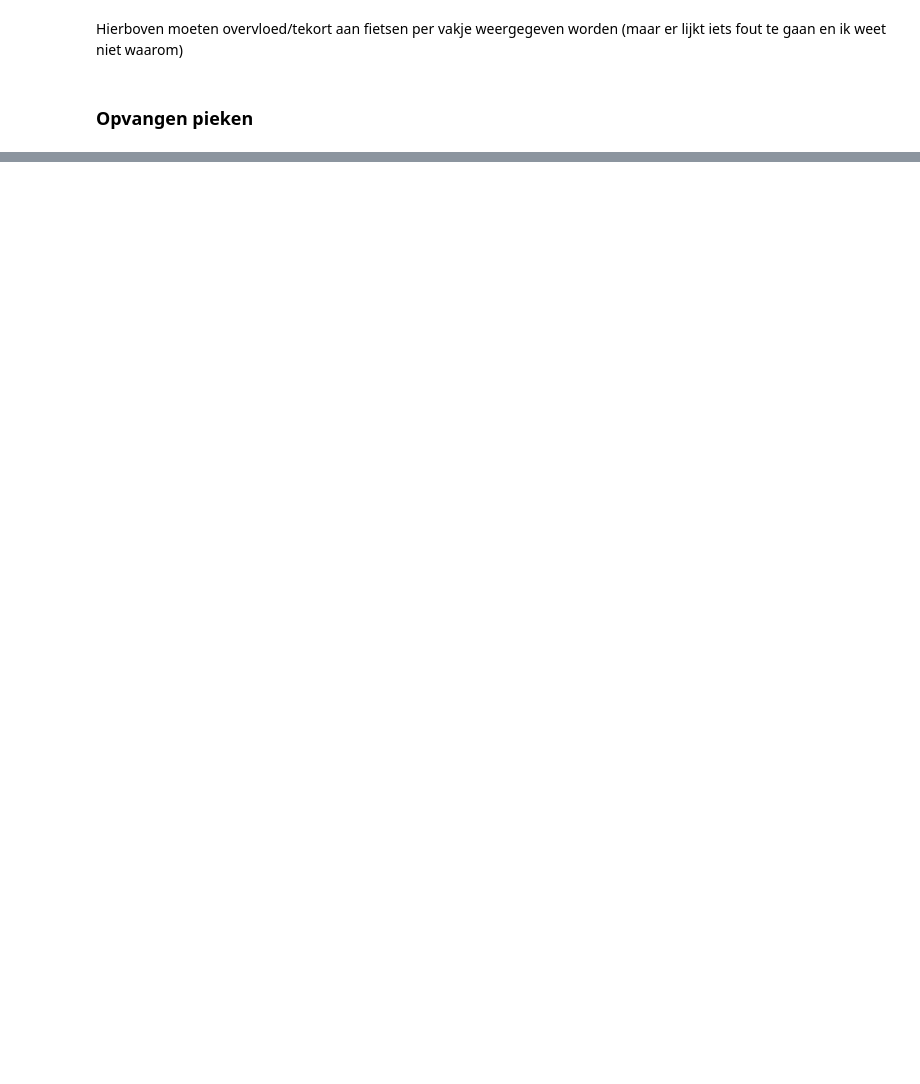
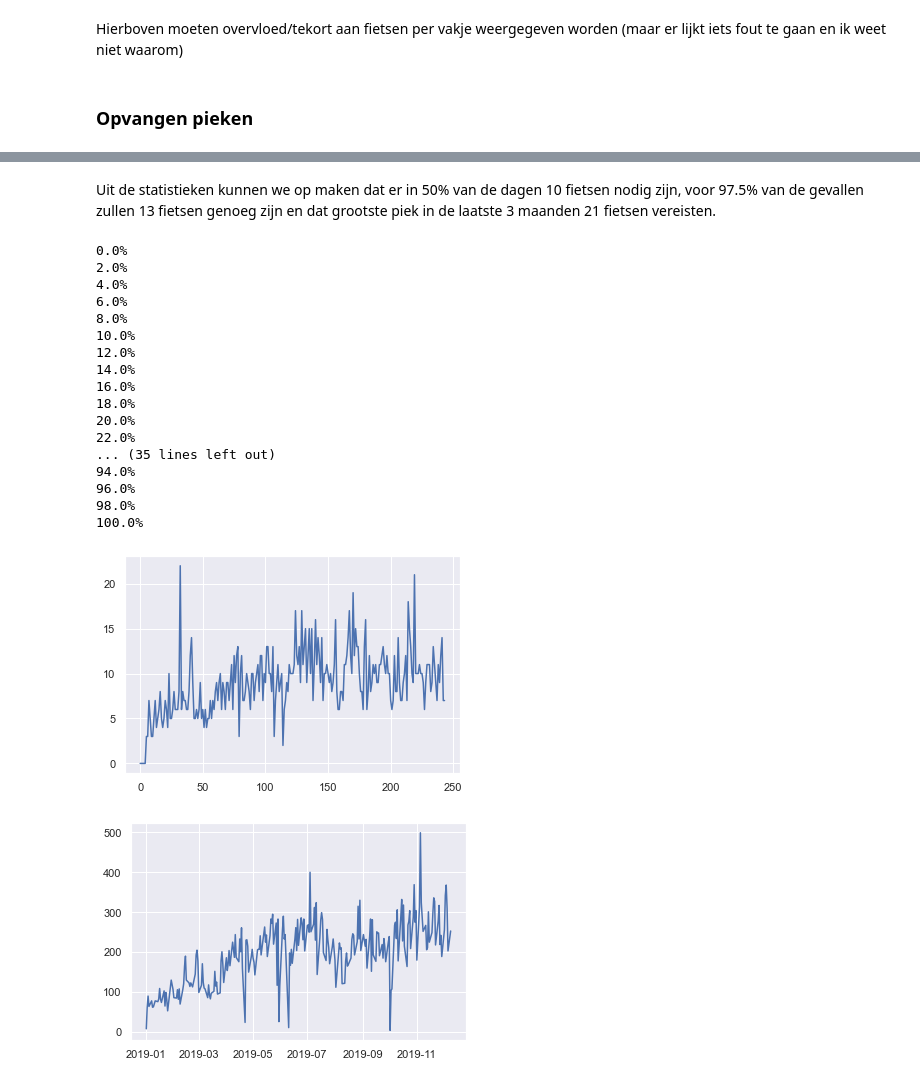
Before and after one commit to LucasVanWijk/Distributed-Processing-1, a Jupyter notebook: assignment_1/extended_analysis lucas.ipynb, the cells around one changed output, grey strips where cells are left out. Cells and saved outputs as stored; diff of their text form; code cells hidden in the pictures; blank space fills up the shorter version.

```diff
--- a/assignment_1/extended_analysis lucas.ipynb
+++ b/assignment_1/extended_analysis lucas.ipynb
@@ -799,0 +609,35 @@ ValueError: ('Unknown string format:', 'date')
+# %% [markdown]
+Uit de statistieken kunnen we op maken dat er in 50% van de dagen 10 fietsen nodig zijn, voor 97.5% van de gevallen zullen 13 fietsen genoeg zijn en dat grootste piek in de laatste 3 maanden 21 fietsen vereisten.
+# %%
+days = workdays['start_date'].unique()
+max_same_time_occ = pd.Series(np.array(get_max_same_time_occ_for_list_days(days)))
+day_count = workdays['start_date'].groupby(workdays['date'].dt.floor('d')).count()
+
+max_same_time_occ.append(pd.Series([0]))
+max_same_time_occ.append(pd.Series([0]))
+
+
+plt.plot(max_same_time_occ)
+plt.show()
+plt.plot(day_count)
+plt.show()
+# %% [output]
+0.0%
+2.0%
+4.0%
+6.0%
+8.0%
+10.0%
+12.0%
+14.0%
+16.0%
+18.0%
+20.0%
+22.0%
+... (35 lines left out)
+94.0%
+96.0%
+98.0%
+100.0%
+[figure, added]
+[figure, added]
```
Also changed, not shown: parts of 41 cells of this notebook.
